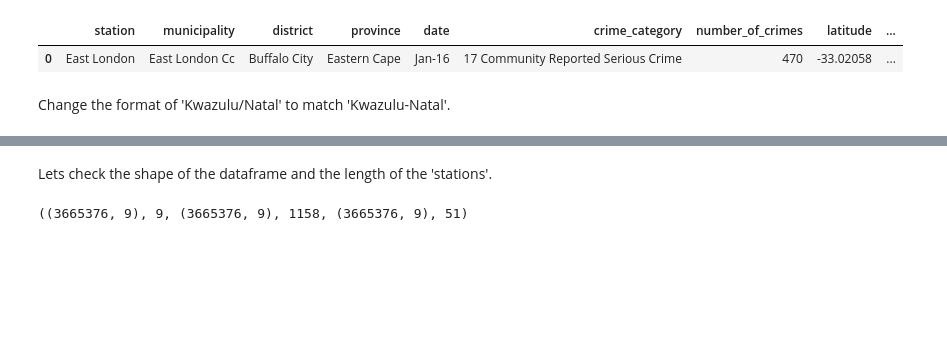
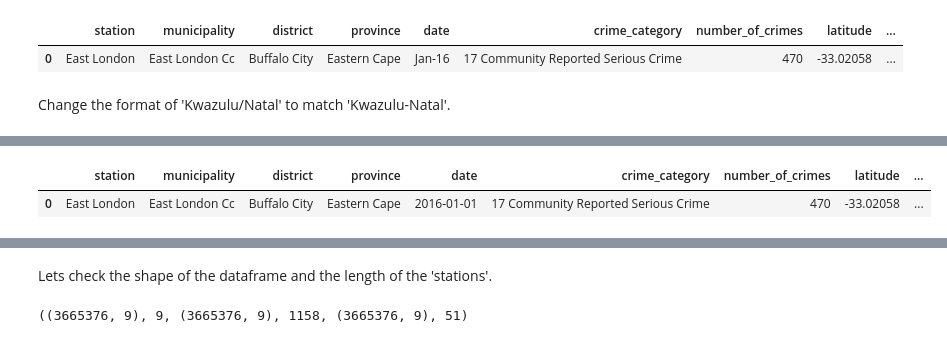
Before and after one commit to OmdenaAI/south-africa-chapter-mapping-urban-v, a Jupyter notebook: src/tasks/task4-eda-visualization/geospatial/geospatial_sa.ipynb, the cells around one changed output, grey strips where cells are left out. Drawn from its saved outputs; the diff is of its cells as text; code cells hidden in the pictures; blank space fills up the shorter version.

```diff
--- a/src/tasks/task4-eda-visualization/geospatial/geospatial_sa.ipynb
+++ b/src/tasks/task4-eda-visualization/geospatial/geospatial_sa.ipynb
@@ -220,0 +223,8 @@ df.sample(10)
+# %%
+df['month'] = df['date'].apply(lambda x: x.month)
+df['month'] = df['month'].apply(lambda x: calendar.month_abbr[x])
+df['year'] = df['date'].apply(lambda x: x.year)
+df.head(1)
+# %% [output]
+|  | station | municipality | district | province | date | crime_category | number_of_crimes | latitude | ... |
+| 0 | East London | East London Cc | Buffalo City | Eastern Cape | 2016-01-01 | 17 Community Reported Serious Crime | 470 | -33.02058 | ... |
```
Also changed, not shown: parts of 6 cells of this notebook, 8 other files.
